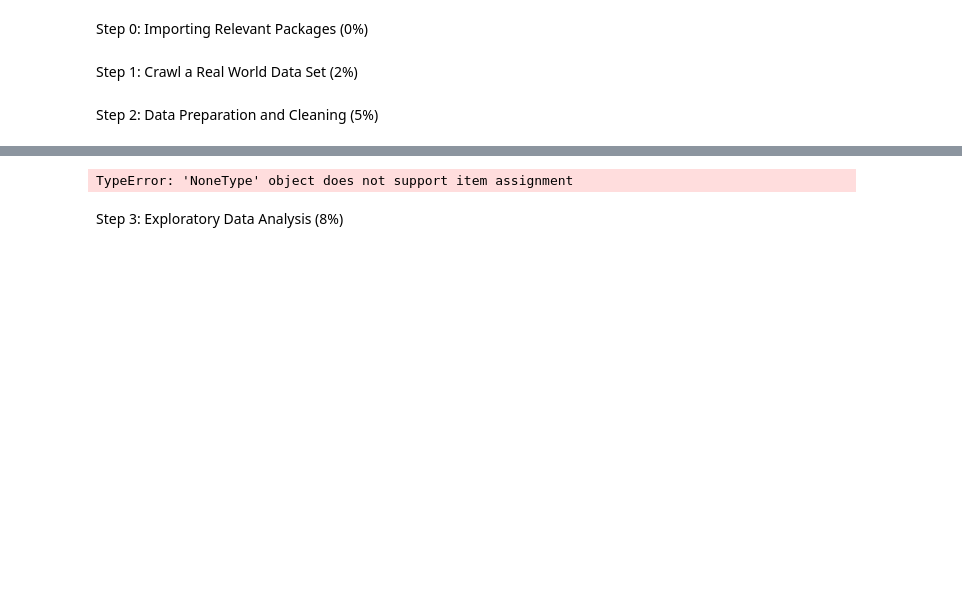
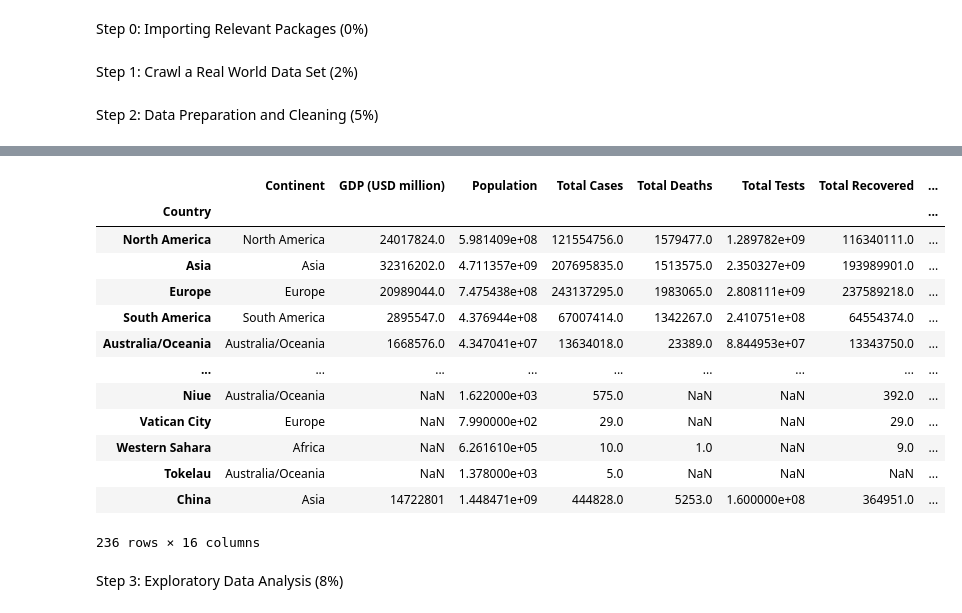
Before and after one commit to MJ-Peters/SDPA-Coursework, a Jupyter notebook: Data Analysis.ipynb, the cells around one changed output, grey strips where cells are left out. Saved outputs shown, nothing was run; the diff lists cells and outputs as text; code cells hidden in the pictures; blank space fills up the shorter version.

```diff
--- a/Data Analysis.ipynb
+++ b/Data Analysis.ipynb
@@ -164,35 +179,48 @@ new_wiki_df_index_list = ['USA', 'China', 'Japan', 'Germany', 'India', 'UK', 'Fr
 wiki_df.index = new_wiki_df_index_list
 wik_df = wiki_df.replace(",", "", regex=True, inplace=True)  # Removing commas from entire dataframe, regex=True automates searching and replacing
 for column in wiki_df:  # Iterate through all columns in the dataframe
     try:  # Try the following experssion:
         wiki_df[column] = wiki_df[column].astype(float)  # Convert the column to floats
     except ValueError:  # If this error is caused, raise an exception for the Nan/string value
         pass  # Skip the conversion if the column contains non-numeric data
 
 for country in new_wiki_df_index_list:  # Iterate through all countries in the list
     value = wiki_df.loc[country, "UN GDP Estimate"]  # Take the UN GDP estimate for that ccountry
     numeric_value = pd.to_numeric(value, errors="coerce")  # Convert the value to numeric
     if pd.isnull(numeric_value):  # If the value is not numeric
         wiki_df.at[country, "UN GDP Estimate"] = np.nan  # set its value to NaN
+wiki_df = wiki_df.replace("2020\n", np.nan)
 
 df["GDP (USD million)"] = wiki_df["UN GDP Estimate"]
 
 global_GDP = 0  # Defining the global GDP as 0
 for continent in new_continent_list[:-1]:  # Iterating through continents, except antarctica
     continent_GDP = 0  # Defining the continent GDP as 0
     GDP_list = df.loc[(df["Continent"] == continent) & (df.index != continent), "GDP (USD million)"].tolist()  # Adding all GDPs to a list
     clean_GDP_list = [float(x) for x in GDP_list if (math.isnan(float(x)) == False)]  # Removing nan values from the list
     continent_GDP = sum(clean_GDP_list)  # Summing all the values in the list
     global_GDP += continent_GDP  # Adding the continent GDP to the global GDP
     df.at[continent, "GDP (USD million)"] = continent_GDP  # Reassigning the continent GDP value to new calculated value
 df.at["World", "GDP (USD million)"] = global_GDP
 
 pop_col = df.pop("GDP (USD million)")
 df.insert(1, "GDP (USD million)", pop_col)
-
 df
 # %% [output]
+|  | Continent | GDP (USD million) | Population | Total Cases | Total Deaths | Total Tests | Total Recovered | ... |
+| Country |  |  |  |  |  |  |  | ... |
+| North America | North America | 24017824.0 | 5.981409e+08 | 121554756.0 | 1579477.0 | 1.289782e+09 | 116340111.0 | ... |
+| Asia | Asia | 32316202.0 | 4.711357e+09 | 207695835.0 | 1513575.0 | 2.350327e+09 | 193989901.0 | ... |
+| Europe | Europe | 20989044.0 | 7.475438e+08 | 243137295.0 | 1983065.0 | 2.808111e+09 | 237589218.0 | ... |
+| South America | South America | 2895547.0 | 4.376944e+08 | 67007414.0 | 1342267.0 | 2.410751e+08 | 64554374.0 | ... |
+| Australia/Oceania | Australia/Oceania | 1668576.0 | 4.347041e+07 | 13634018.0 | 23389.0 | 8.844953e+07 | 13343750.0 | ... |
+| ... | ... | ... | ... | ... | ... | ... | ... | ... |
+| Niue | Australia/Oceania | NaN | 1.622000e+03 | 575.0 | NaN | NaN | 392.0 | ... |
+| Vatican City | Europe | NaN | 7.990000e+02 | 29.0 | NaN | NaN | 29.0 | ... |
+| Western Sahara | Africa | NaN | 6.261610e+05 | 10.0 | 1.0 | NaN | 9.0 | ... |
+| Tokelau | Australia/Oceania | NaN | 1.378000e+03 | 5.0 | NaN | NaN | NaN | ... |
+| China | Asia | 14722801 | 1.448471e+09 | 444828.0 | 5253.0 | 1.600000e+08 | 364951.0 | ... |
-TypeError: 'NoneType' object does not support item assignment
+236 rows × 16 columns
 # %% [markdown]
 Step 3: Exploratory Data Analysis (8%)
 # %%
```
Also changed, not shown: parts of 2 cells of this notebook.
